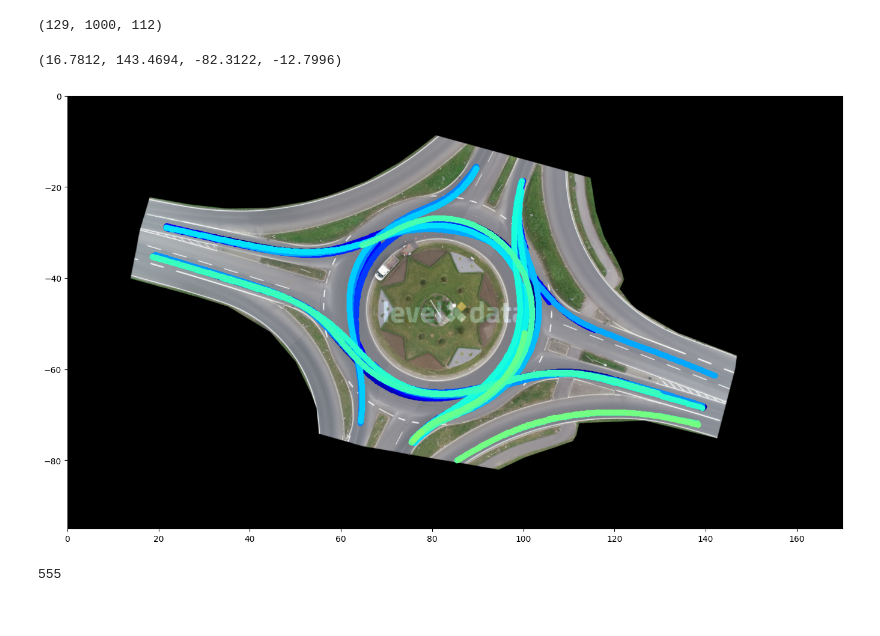
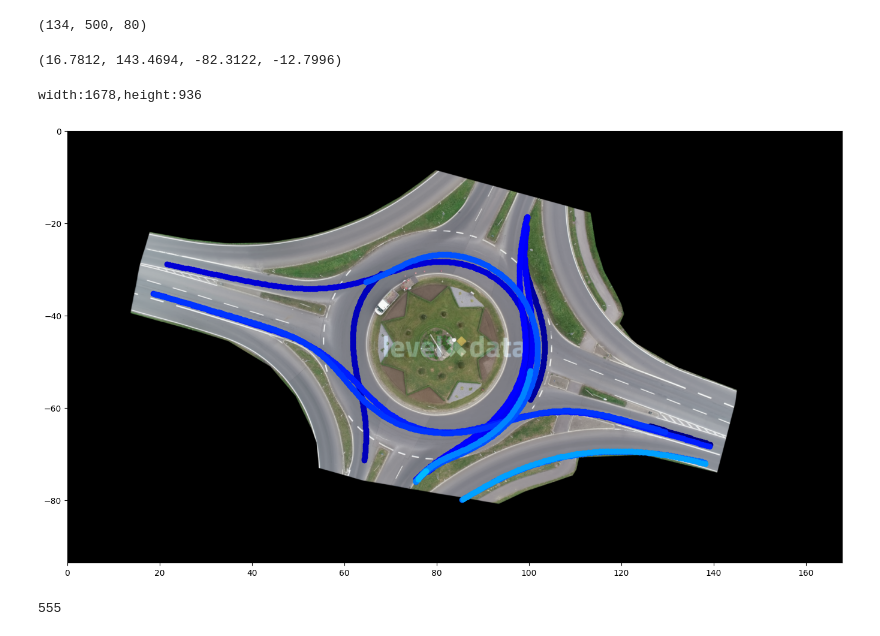
Before and after one commit to RuizhangZhou/Diffusion-TS, a Jupyter notebook: Visialization/read_samples_ori.ipynb, the cells around one changed output. Drawn from its saved outputs; the diff is of its cells as text; code cells hidden in the pictures.

```diff
--- a/Visialization/read_samples_ori.ipynb
+++ b/Visialization/read_samples_ori.ipynb
@@ -2,10 +22,10 @@
 import numpy as np
 
 # Assuming the CSV file contains numerical data that can be directly loaded into a numpy array
-file_path = '/DATA1/rzhou/ika/multi_testcases/rounD/ori/rounD_map02_interval100_seq1000_nfea112.csv'
+file_path = '/DATA1/rzhou/ika/multi_testcases/rounD/ori/seq500/rounD_map02_interval100_seq500_nfea80.csv'
 # Assuming seq_length is 1000 and nfea is 100 (excluding the caseID column)
-seq_length = 1000
-nfea = 112
+seq_length = 500
+nfea = 80
 
 data = np.loadtxt(file_path, delimiter=',', skiprows=1, usecols=range(1,nfea+1))  # Skipping the header and the first column
 
@@ -15,7 +35,7 @@ reshaped_data = data.reshape(n, seq_length, nfea)
 
 reshaped_data.shape  # To see the shape of the reshaped numpy array
 # %% [output]
-(129, 1000, 112)
+(134, 500, 80)
 # %%
 # 已经有了reshaped_data，现在计算排除0值后的x和y坐标的取值范围
 x_values = reshaped_data[:, :, 0::2]  # 取出所有x坐标
@@ -39,49 +59,53 @@ from PIL import Image
 #rounD 02
 # 假设 reshaped_data 是您已经加载的数据
 # reshaped_data.shape 应该是 (129, 1000, 112)
-data = reshaped_data[0]  # 取第一个元素，其形状应该是 (1000, 112)
+data = reshaped_data[5]  # 取第一个元素，其形状应该是 (1000, 112)
 
 # 载入背景图片
 bg_image_path = '/DATA1/rzhou/ika/rounD/data/02_background.png'
+# bg_image_path = '/DATA1/rzhou/ika/inD/data/19_background.png'
 bg_img = Image.open(bg_image_path)
 # 获取图像的宽度和高度
 width, height = bg_img.size
+print(f"width:{width},height:{height}")
 #fig, ax = plt.subplots(figsize=(11.7, 7.8))
 
 # 将图像的尺寸转换为英寸（matplotlib的figsize是以英寸为单位的）
 # 假设希望每100像素对应于1英寸，则可以按如下方式计算figsize：
 figsize = (width / 100, height / 100)
 
 # 创建图形和轴，使用图像的原始尺寸
 fig, ax = plt.subplots(figsize=figsize)
 
 # 设置坐标轴的范围
-ax.set_xlim(0, 170)
-ax.set_ylim(-95, 0)
+ax.set_xlim(0, width/10)
+ax.set_ylim(-height/10, 0)
+
 
 # 加载并显示背景图
 bg_img = plt.imread(bg_image_path)
-ax.imshow(bg_img, extent=[0, 170, -95, 0])
+ax.imshow(bg_img, extent=[0, width/10, -height/10, 0])
 
-num_tracks = 56  # 假设有56个轨迹
+num_tracks = 40  # 假设有56个轨迹
 colors = plt.cm.jet(np.linspace(0, 1, num_tracks))  # 生成颜色
 
 for i in range(num_tracks):
     # 提取每个轨迹的x和y坐标
     x = data[:, i * 2]  # 偶数列为x坐标
     y = data[:, i * 2 + 1]  # 奇数列为y坐标
 
     # 过滤出非零点
     nonzero_indices = (x != 0) & (y != 0)
     x_filtered = x[nonzero_indices]
     y_filtered = y[nonzero_indices]
 
     # 绘制轨迹
     ax.plot(x_filtered, y_filtered, marker='o', linestyle='-', color=colors[i])  # 移除了label参数，以避免图例过于拥挤
 
 plt.show()
 # %% [output]
+width:1678,height:936
-[figure, old version]
+[figure, new version]
 # %%
 #动画 5个点
 import numpy as np
```
Also changed, not shown: parts of 1 cell of this notebook, 8 other files.
